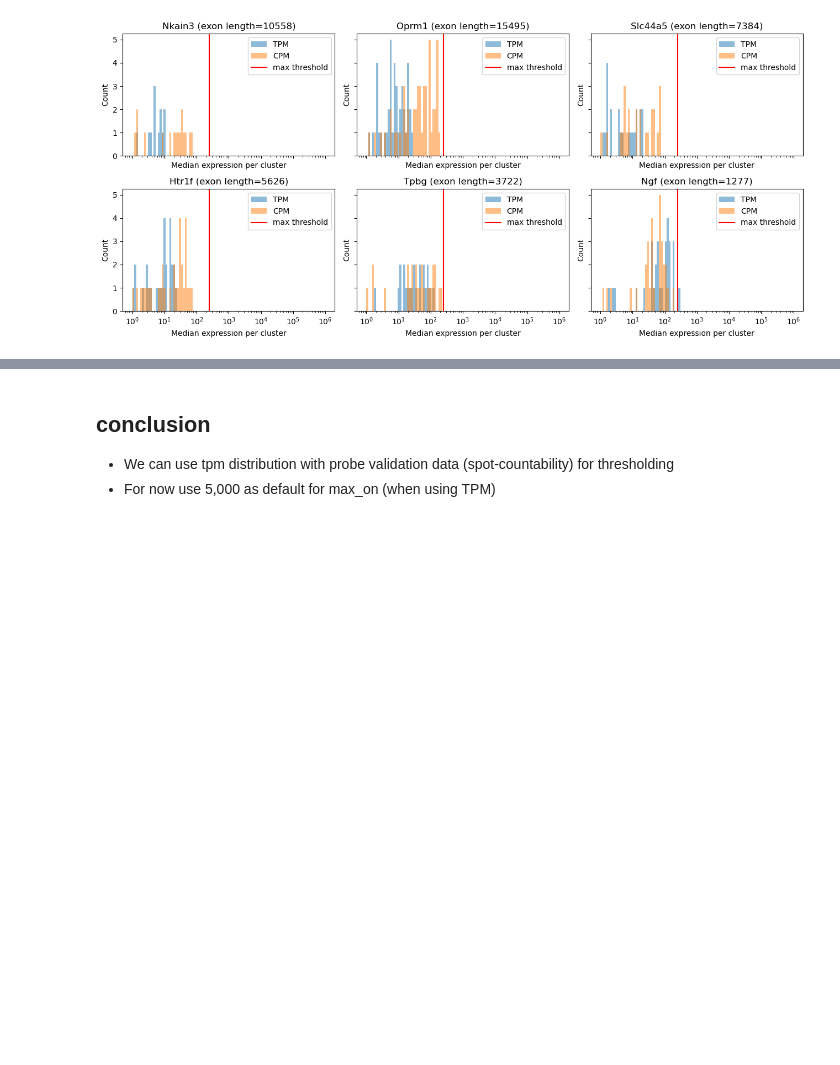
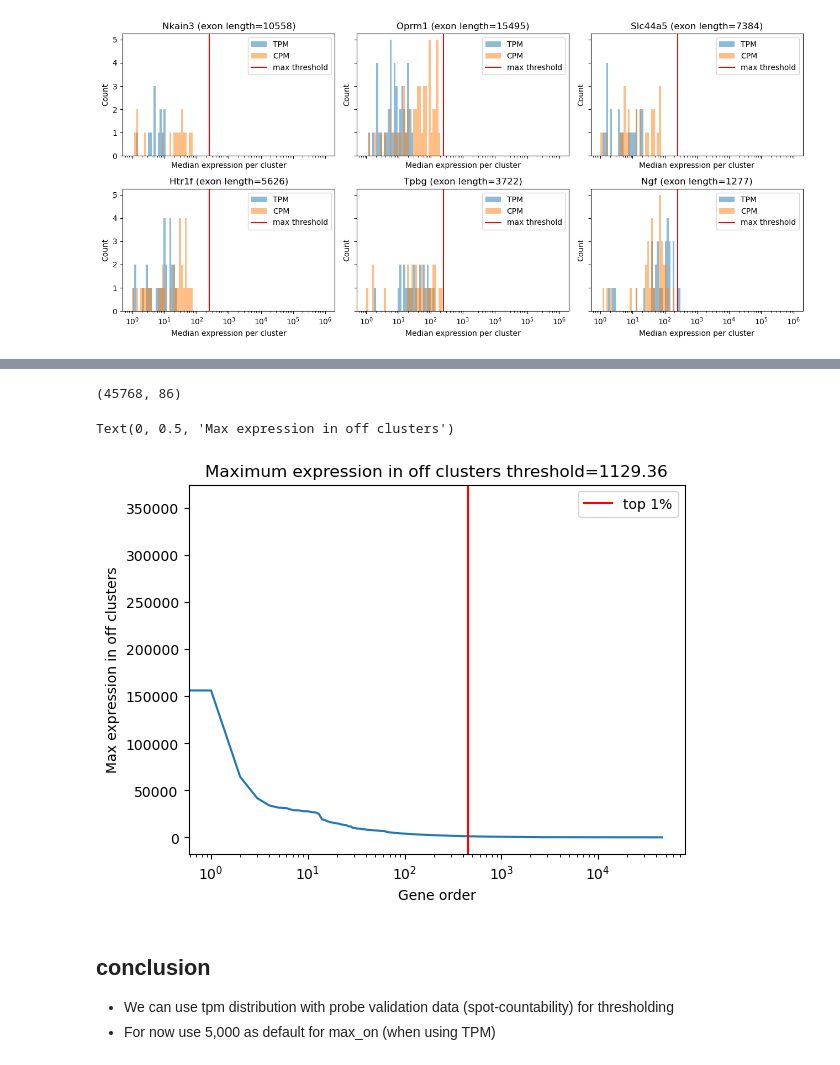
Before and after one commit to AllenNeuralDynamics/lamf_analysis_lims, a Jupyter notebook: gene_panel_selection/mfishtoolspy/241001_address_random_seed_issue.ipynb, the cells around one changed output, grey strips where cells are left out. Saved outputs shown, nothing was run; the diff lists cells and outputs as text; code cells hidden in the pictures; blank space fills up the shorter version.

```diff
--- a/gene_panel_selection/mfishtoolspy/241001_address_random_seed_issue.ipynb
+++ b/gene_panel_selection/mfishtoolspy/241001_address_random_seed_issue.ipynb
@@ -689,0 +716,4 @@ fig.tight_layout()
+# %%
+off_clusters=list(annotation.query('class_label=="Non-Neuronal"').mapping_label.unique())
+tpm_summary_data = 2**tpm_median_per_mapping - 1
+tpm_summary_data.loc[:, off_clusters].max(axis=1).sort_values(ascending=False)
@@ -690,3 +734,20 @@ fig.tight_layout()
+# %%
+tpm_summary_data.shape
+# %% [output]
+(45768, 86)
+# %%
+fig, ax = plt.subplots()
+ax.plot(tpm_summary_data.loc[:, off_clusters].max(axis=1).sort_values(ascending=False).values)
+ax.set_xscale('log')
+ax.axvline(tpm_summary_data.shape[0]/100, color='r', label='top 1%')
+ax.legend()
+max_off_threshold = tpm_summary_data.loc[:, off_clusters].max(axis=1).sort_values(ascending=False).values[tpm_summary_data.shape[0]//100]
+ax.set_title(f'Maximum expression in off clusters threshold={max_off_threshold:.2f}')
+ax.set_xlabel('Gene order')
+ax.set_ylabel('Max expression in off clusters')
+# %% [output]
+Text(0, 0.5, 'Max expression in off clusters')
+[figure, added]
 # %% [markdown]
 ## conclusion
 - We can use tpm distribution with probe validation data (spot-countability) for thresholding
```
Also changed, not shown: parts of 27 cells of this notebook, 3 other files.
